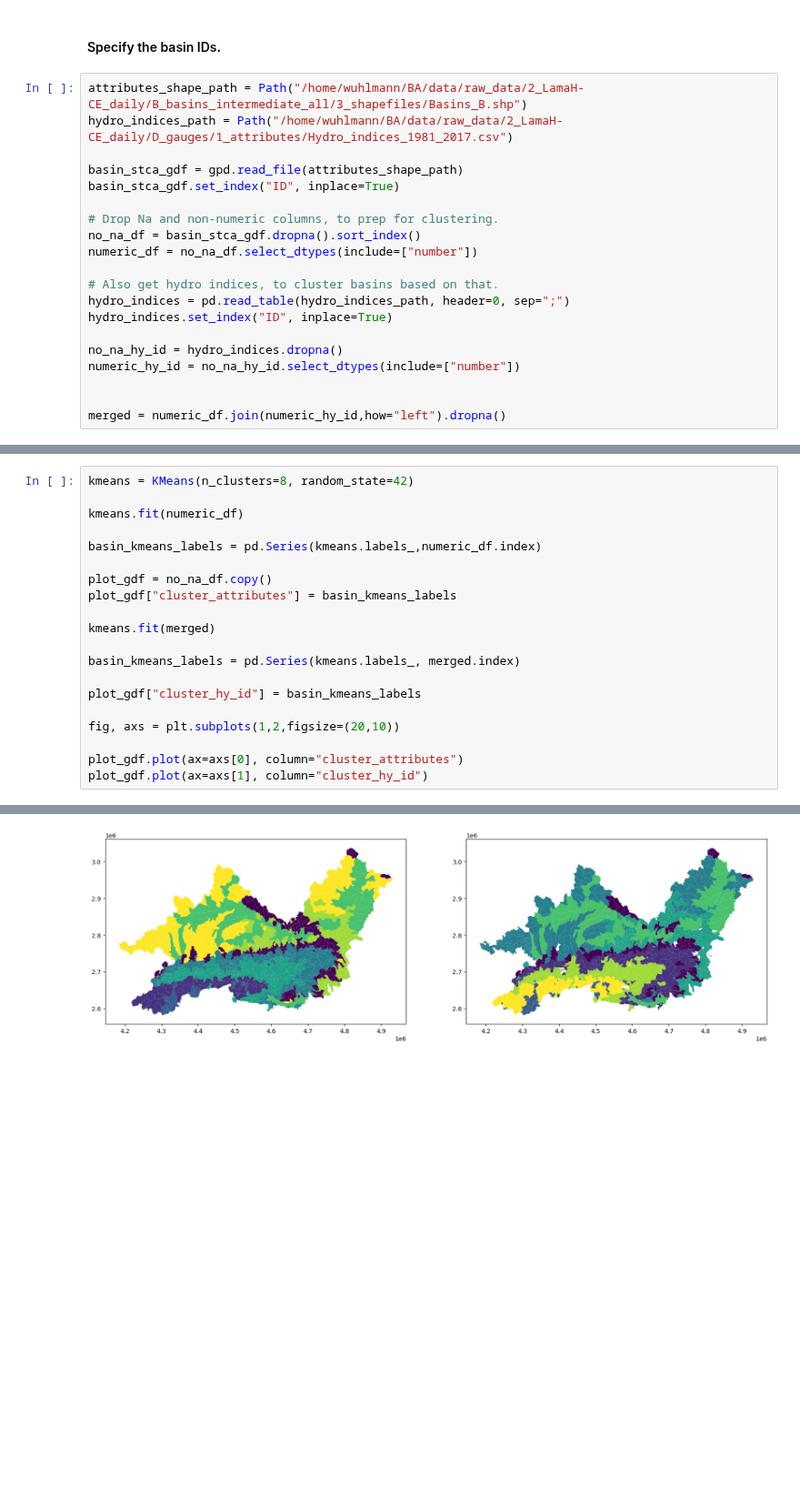
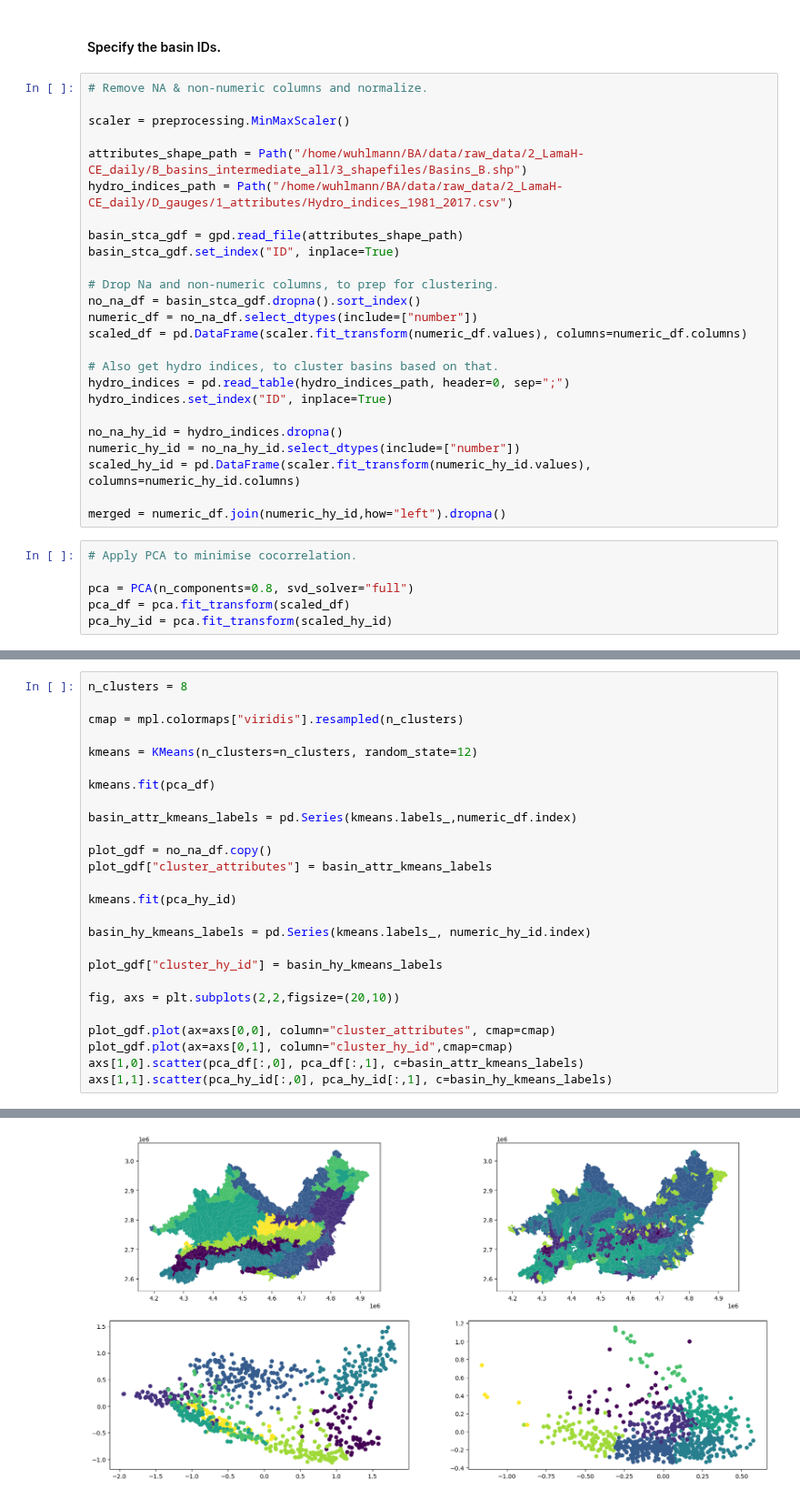
Before and after one commit to tripleUU-U/lamah-ce_lstm, a Jupyter notebook: eda/make_splits.ipynb, the cells around one changed output, grey strips where cells are left out. Shown at 91% size. Cells and saved outputs as stored; diff of their text form; blank space fills up the shorter version.

Commit message:
refined clustering, with normalisation and PCA. now compare how similar the hydrological indices are in the geomorphological clusters.

```diff
--- a/eda/make_splits.ipynb
+++ b/eda/make_splits.ipynb
@@ -107,6 +97,10 @@ with open(splits_directory_path / "test.pkl", "wb") as out:
 # %% [markdown]
 #### Specify the basin IDs.
 # %%
+# Remove NA & non-numeric columns and normalize.
+
+scaler = preprocessing.MinMaxScaler()
+
 attributes_shape_path = Path("/home/wuhlmann/BA/data/raw_data/2_LamaH-CE_daily/B_basins_intermediate_all/3_shapefiles/Basins_B.shp")
 hydro_indices_path = Path("/home/wuhlmann/BA/data/raw_data/2_LamaH-CE_daily/D_gauges/1_attributes/Hydro_indices_1981_2017.csv")
 
@@ -116,6 +110,7 @@ basin_stca_gdf.set_index("ID", inplace=True)
 # Drop Na and non-numeric columns, to prep for clustering.
 no_na_df = basin_stca_gdf.dropna().sort_index()
 numeric_df = no_na_df.select_dtypes(include=["number"])
+scaled_df = pd.DataFrame(scaler.fit_transform(numeric_df.values), columns=numeric_df.columns)
 
 # Also get hydro indices, to cluster basins based on that.
 hydro_indices = pd.read_table(hydro_indices_path, header=0, sep=";")
@@ -123,6 +118,12 @@ hydro_indices.set_index("ID", inplace=True)
 
 no_na_hy_id = hydro_indices.dropna()
 numeric_hy_id = no_na_hy_id.select_dtypes(include=["number"])
-
+scaled_hy_id = pd.DataFrame(scaler.fit_transform(numeric_hy_id.values), columns=numeric_hy_id.columns)
 
 merged = numeric_df.join(numeric_hy_id,how="left").dropna()
+# %%
+# Apply PCA to minimise cocorrelation.
+
+pca = PCA(n_components=0.8, svd_solver="full")
+pca_df = pca.fit_transform(scaled_df)
+pca_hy_id = pca.fit_transform(scaled_hy_id)
@@ -129,21 +142,27 @@ merged = numeric_df.join(numeric_hy_id,how="left").dropna()
 # %%
-kmeans = KMeans(n_clusters=8, random_state=42)
+n_clusters = 8
 
-kmeans.fit(numeric_df)
+cmap = mpl.colormaps["viridis"].resampled(n_clusters)
 
-basin_kmeans_labels = pd.Series(kmeans.labels_,numeric_df.index)
+kmeans = KMeans(n_clusters=n_clusters, random_state=12)
+
+kmeans.fit(pca_df)
+
+basin_attr_kmeans_labels = pd.Series(kmeans.labels_,numeric_df.index)
 
 plot_gdf = no_na_df.copy()
-plot_gdf["cluster_attributes"] = basin_kmeans_labels
+plot_gdf["cluster_attributes"] = basin_attr_kmeans_labels
 
-kmeans.fit(merged)
+kmeans.fit(pca_hy_id)
 
-basin_kmeans_labels = pd.Series(kmeans.labels_, merged.index)
+basin_hy_kmeans_labels = pd.Series(kmeans.labels_, numeric_hy_id.index)
 
-plot_gdf["cluster_hy_id"] = basin_kmeans_labels
+plot_gdf["cluster_hy_id"] = basin_hy_kmeans_labels
 
-fig, axs = plt.subplots(1,2,figsize=(20,10))
+fig, axs = plt.subplots(2,2,figsize=(20,10))
 
-plot_gdf.plot(ax=axs[0], column="cluster_attributes")
-plot_gdf.plot(ax=axs[1], column="cluster_hy_id")
+plot_gdf.plot(ax=axs[0,0], column="cluster_attributes", cmap=cmap)
+plot_gdf.plot(ax=axs[0,1], column="cluster_hy_id",cmap=cmap)
+axs[1,0].scatter(pca_df[:,0], pca_df[:,1], c=basin_attr_kmeans_labels)
+axs[1,1].scatter(pca_hy_id[:,0], pca_hy_id[:,1], c=basin_hy_kmeans_labels)
 # %% [output]
@@ -151 +170 @@ plot_gdf.plot(ax=axs[1], column="cluster_hy_id")
-[figure, old version]
+[figure, new version]
```
Also changed, not shown: parts of 9 cells of this notebook.
